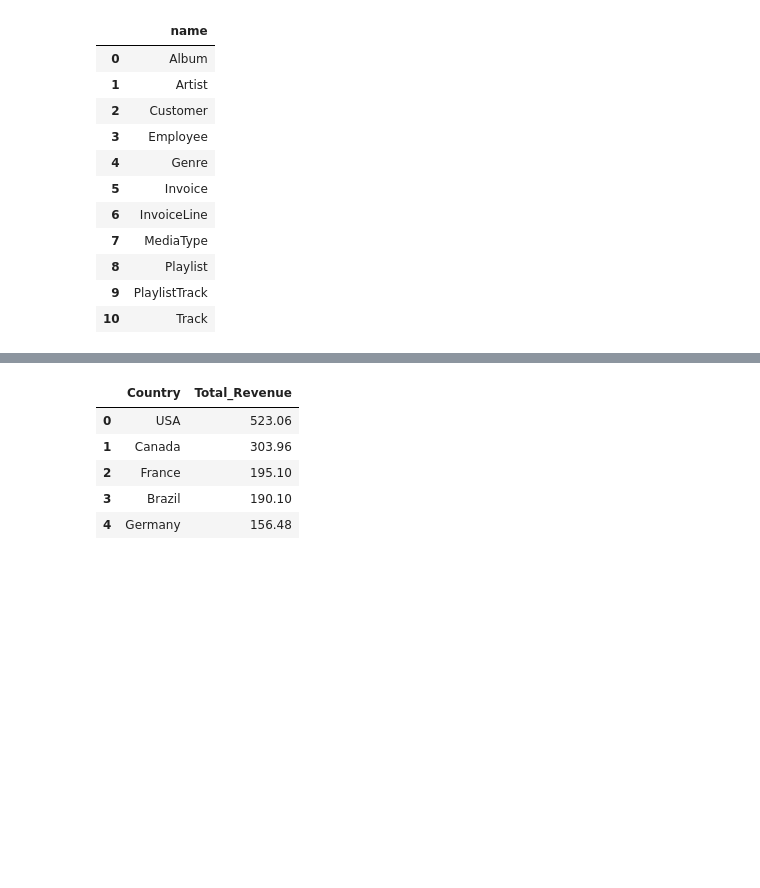
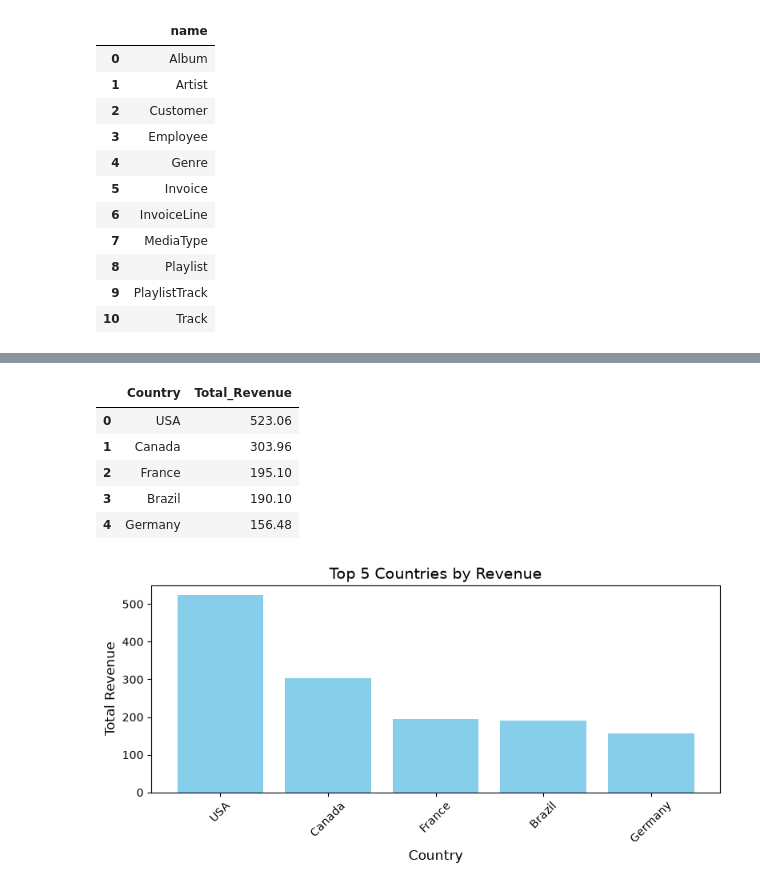
Before and after one commit to helenadepaula/Querying-with-SQL-and-Python-SQLite-Chinook-Database, a Jupyter notebook: analysis.ipynb, the cells around one changed output, grey strips where cells are left out. Drawn from its saved outputs; the diff is of its cells as text; code cells hidden in the pictures; blank space fills up the shorter version.

```diff
--- a/analysis.ipynb
+++ b/analysis.ipynb
@@ -56,22 +79,25 @@ run_query(query_top_tracks)
 # %%
 # Which country generates the most revenue?
 
 query_top_countries = """
 SELECT BillingCountry AS Country, SUM(Total) AS Total_Revenue
 FROM Invoice
 GROUP BY Country
 ORDER BY Total_Revenue DESC
 LIMIT 5;
 """
 
-run_query(query_top_countries)
+top_countries = run_query(query_top_countries)
+display(top_countries)
+plot_bar_chart(top_countries['Country'], top_countries['Total_Revenue'], 'Country', 'Total Revenue', 'Top 5 Countries by Revenue')
 # %% [output]
 |  | Country | Total_Revenue |
 | 0 | USA | 523.06 |
 | 1 | Canada | 303.96 |
 | 2 | France | 195.10 |
 | 3 | Brazil | 190.10 |
 | 4 | Germany | 156.48 |
+[figure, added]
 # %%
 # Who is the top-performing sales employee?
 
```
Also changed, not shown: parts of 3 cells of this notebook.
